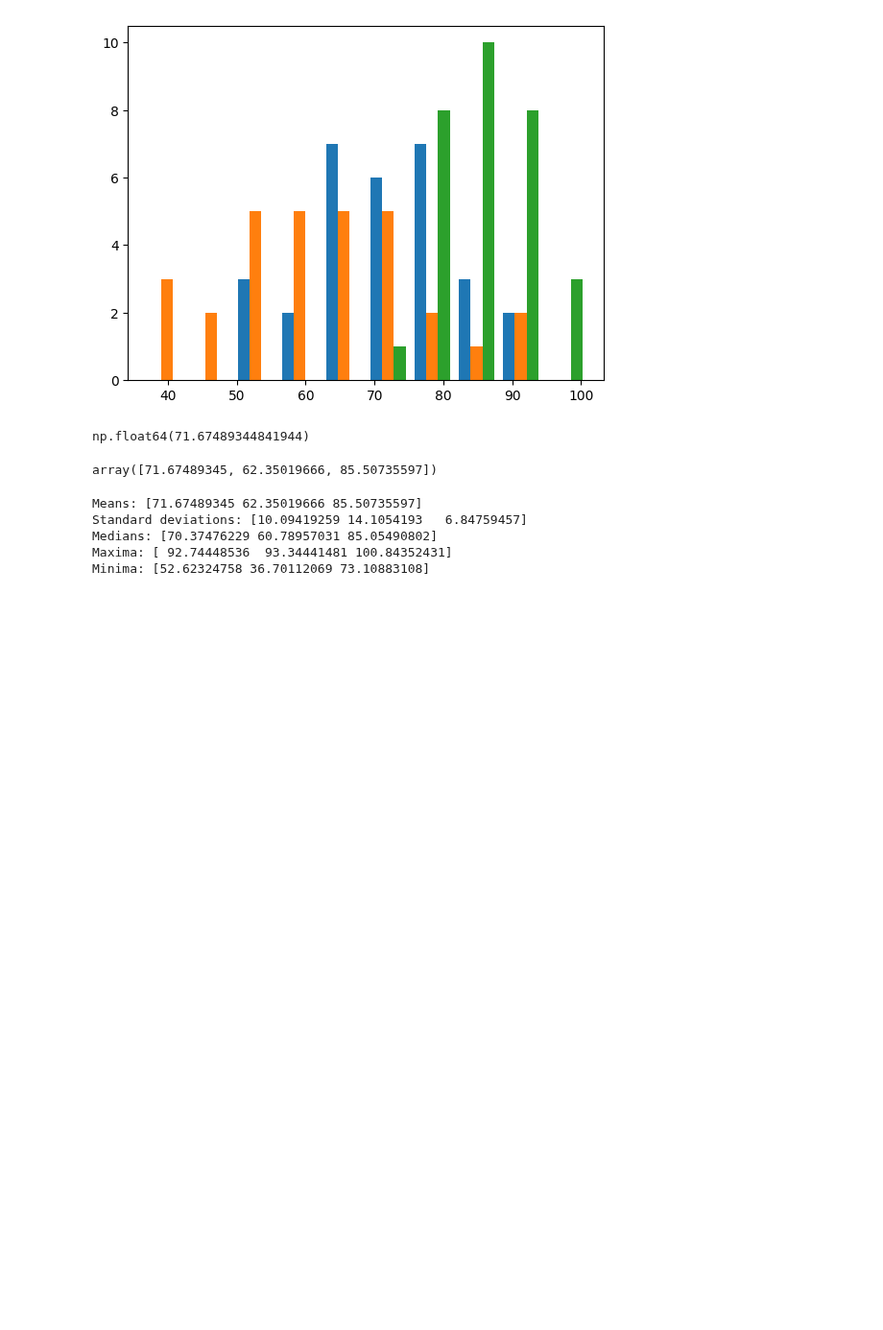
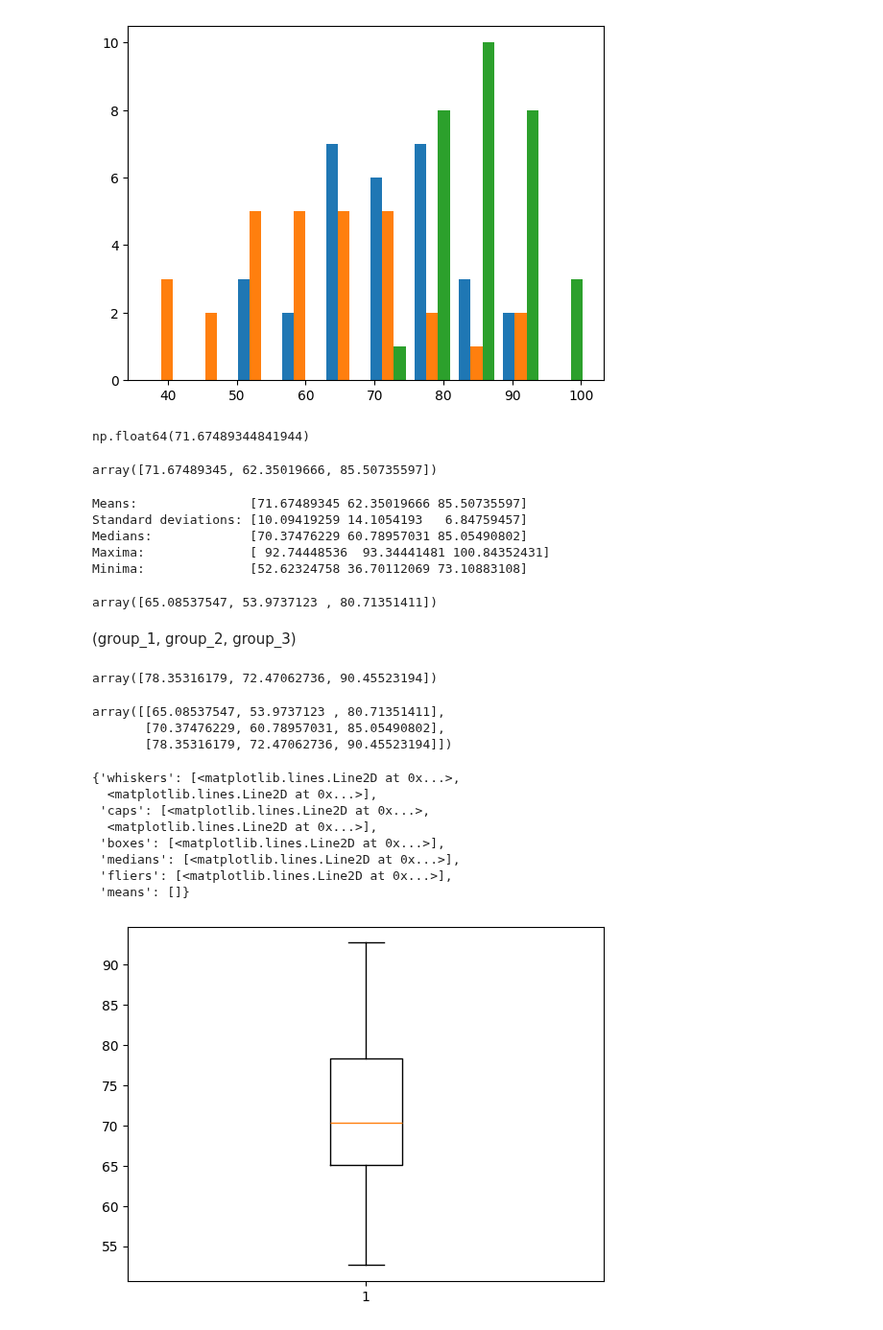
Before and after one commit to Glogover/principles_of_data_analytics, a Jupyter notebook: boxplots.ipynb, the cells around one changed output. Shown at 96% size. Saved outputs shown, nothing was run; the diff lists cells and outputs as text; code cells hidden in the pictures; blank space fills up the shorter version.

```diff
--- a/boxplots.ipynb
+++ b/boxplots.ipynb
@@ -186,0 +187,35 @@ Minima: [52.62324758 36.70112069 73.10883108]
+# %%
+# Q1 (the first quartile)
+np.quantile(data, 0.25, axis=1)
+# %% [output]
+array([65.08537547, 53.9737123 , 80.71351411])
+# %% [markdown]
+(group_1, group_2, group_3)
+# %%
+# Q3 (the third quartile)
+np.quantile(data, 0.75, axis=1)
+# %% [output]
+array([78.35316179, 72.47062736, 90.45523194])
+# %%
+# Quartiles
+np.quantile(data, [0.25, 0.50, 0.75], axis=1)
+# %% [output]
+array([[65.08537547, 53.9737123 , 80.71351411],
+       [70.37476229, 60.78957031, 85.05490802],
+       [78.35316179, 72.47062736, 90.45523194]])
+# %%
+# Create figure, axis
+fig, ax = plt.subplots()
+
+# Create boxplot
+ax.boxplot(group_1) # The boxploy shows that the data is skewed
+# %% [output]
+{'whiskers': [<matplotlib.lines.Line2D at 0x...>,
+  <matplotlib.lines.Line2D at 0x...>],
+ 'caps': [<matplotlib.lines.Line2D at 0x...>,
+  <matplotlib.lines.Line2D at 0x...>],
+ 'boxes': [<matplotlib.lines.Line2D at 0x...>],
+ 'medians': [<matplotlib.lines.Line2D at 0x...>],
+ 'fliers': [<matplotlib.lines.Line2D at 0x...>],
+ 'means': []}
+[figure, added]
```
Also changed, not shown: parts of 2 cells of this notebook.
